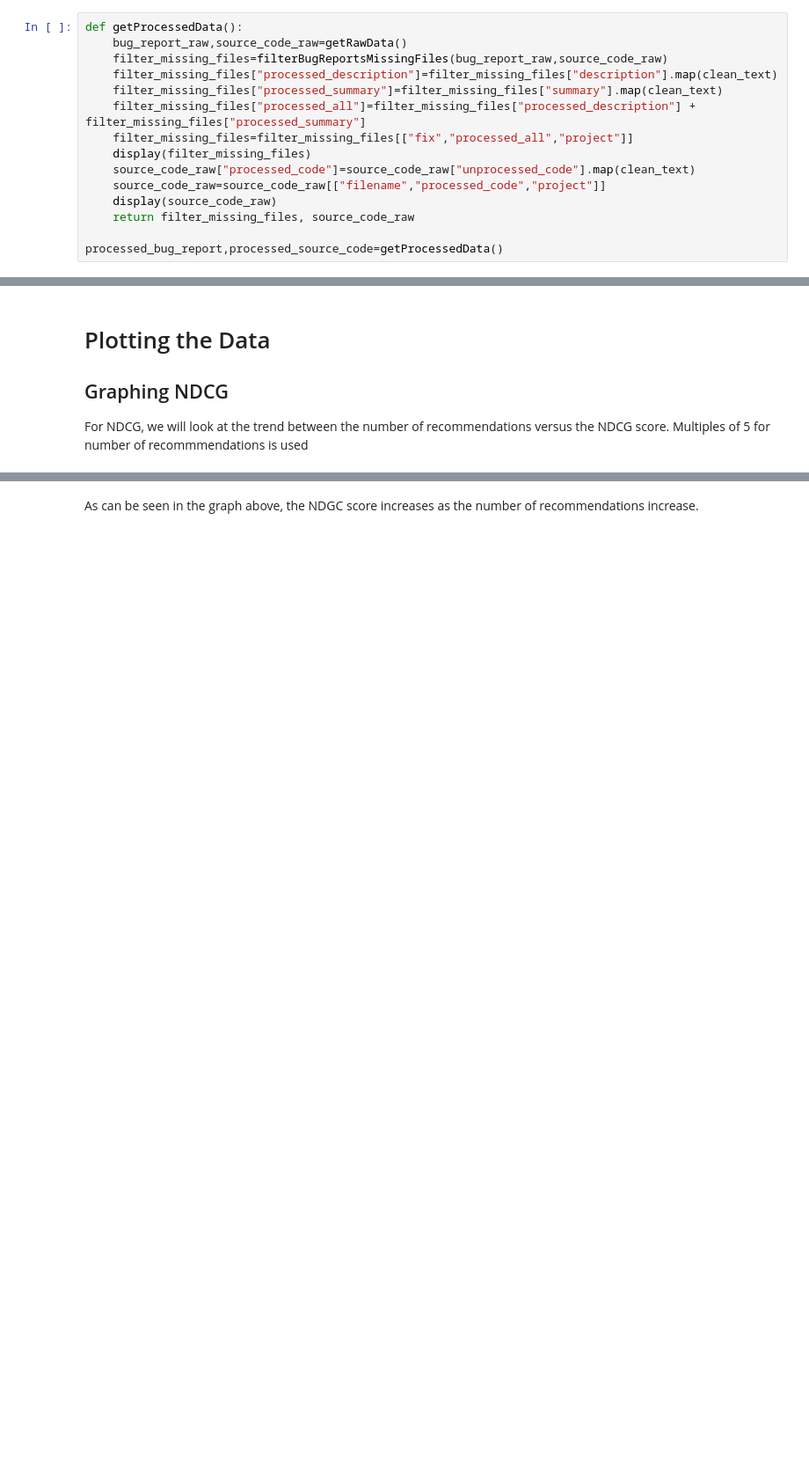
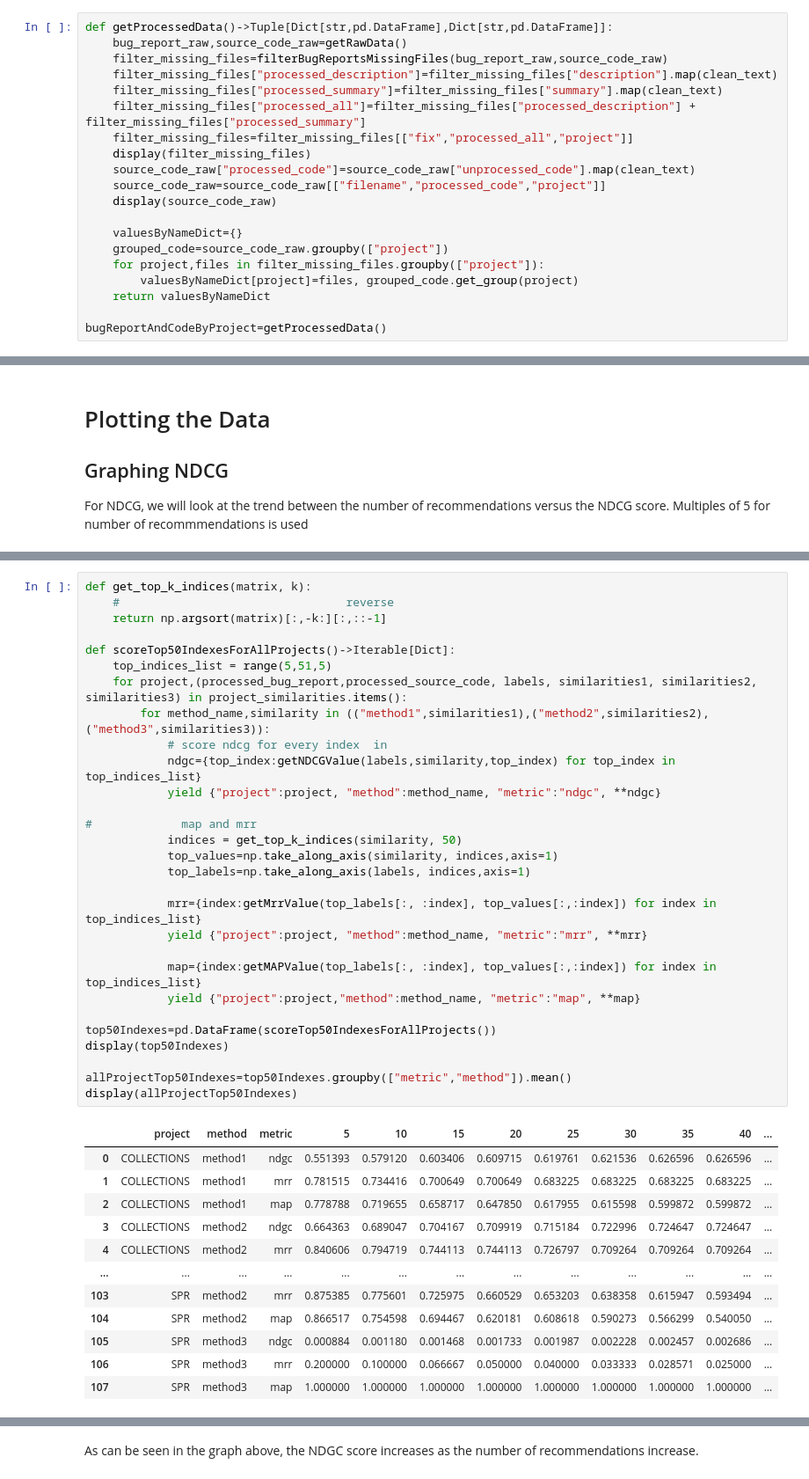
Before and after one commit to YeshaP/ENSF544_Proj2, a Jupyter notebook: Project2-1.ipynb, the cells around one changed output, grey strips where cells are left out. Shown at 88% size. Drawn from its saved outputs; the diff is of its cells as text; blank space fills up the shorter version.

Commit message:
finished method2, and made it evaluate per individual project

```diff
--- a/Project2-1.ipynb
+++ b/Project2-1.ipynb
@@ -91,7 +91,7 @@ def clean_text(text):
 # %% [markdown]
 The first two tables show the original dataset, while the next two show the newly processed dataset.
 # %%
-def getProcessedData():
+def getProcessedData()->Tuple[Dict[str,pd.DataFrame],Dict[str,pd.DataFrame]]:
     bug_report_raw,source_code_raw=getRawData()
     filter_missing_files=filterBugReportsMissingFiles(bug_report_raw,source_code_raw)
     filter_missing_files["processed_description"]=filter_missing_files["description"].map(clean_text)
@@ -102,9 +102,14 @@ def getProcessedData():
     source_code_raw["processed_code"]=source_code_raw["unprocessed_code"].map(clean_text)
     source_code_raw=source_code_raw[["filename","processed_code","project"]]
     display(source_code_raw)
-    return filter_missing_files, source_code_raw
 
-processed_bug_report,processed_source_code=getProcessedData()
+    valuesByNameDict={}
+    grouped_code=source_code_raw.groupby(["project"])
+    for project,files in filter_missing_files.groupby(["project"]):
+        valuesByNameDict[project]=files, grouped_code.get_group(project)
+    return valuesByNameDict
+
+bugReportAndCodeByProject=getProcessedData()
 # %% [output]
 |  | id | fix | text | fixdate | summary | description | project | average_precision |
 | 0 | 217 | [org.apache.commons.collections.m... | NaN | 2006-07-18 22:02:11 | Flat3Map.Entry.setValue() overwri... | Flat3Map&amp;apos;s Entry objects... | COLLECTIONS | 0.0 |
@@ -438,0 +431,42 @@ ndcg_score_df
+# %%
+def get_top_k_indices(matrix, k):
+    #                                 reverse
+    return np.argsort(matrix)[:,-k:][:,::-1]
+
+def scoreTop50IndexesForAllProjects()->Iterable[Dict]:
+    top_indices_list = range(5,51,5)
+    for project,(processed_bug_report,processed_source_code, labels, similarities1, similarities2, similarities3) in project_similarities.items():
+        for method_name,similarity in (("method1",similarities1),("method2",similarities2),("method3",similarities3)):
+            # score ndcg for every index  in
+            ndgc={top_index:getNDCGValue(labels,similarity,top_index) for top_index in top_indices_list}
+            yield {"project":project, "method":method_name, "metric":"ndgc", **ndgc}
+
+#             map and mrr
+            indices = get_top_k_indices(similarity, 50)
+            top_values=np.take_along_axis(similarity, indices,axis=1)
+            top_labels=np.take_along_axis(labels, indices,axis=1)
+
+            mrr={index:getMrrValue(top_labels[:, :index], top_values[:,:index]) for index in top_indices_list}
+            yield {"project":project, "method":method_name, "metric":"mrr", **mrr}
+
+            map={index:getMAPValue(top_labels[:, :index], top_values[:,:index]) for index in top_indices_list}
+            yield {"project":project,"method":method_name, "metric":"map", **map}
+
+top50Indexes=pd.DataFrame(scoreTop50IndexesForAllProjects())
+display(top50Indexes)
+
+allProjectTop50Indexes=top50Indexes.groupby(["metric","method"]).mean()
+display(allProjectTop50Indexes)
+# %% [output]
+|  | project | method | metric | 5 | 10 | 15 | 20 | 25 | 30 | 35 | 40 | ... |
+| 0 | COLLECTIONS | method1 | ndgc | 0.551393 | 0.579120 | 0.603406 | 0.609715 | 0.619761 | 0.621536 | 0.626596 | 0.626596 | ... |
+| 1 | COLLECTIONS | method1 | mrr | 0.781515 | 0.734416 | 0.700649 | 0.700649 | 0.683225 | 0.683225 | 0.683225 | 0.683225 | ... |
+| 2 | COLLECTIONS | method1 | map | 0.778788 | 0.719655 | 0.658717 | 0.647850 | 0.617955 | 0.615598 | 0.599872 | 0.599872 | ... |
+| 3 | COLLECTIONS | method2 | ndgc | 0.664363 | 0.689047 | 0.704167 | 0.709919 | 0.715184 | 0.722996 | 0.724647 | 0.724647 | ... |
+| 4 | COLLECTIONS | method2 | mrr | 0.840606 | 0.794719 | 0.744113 | 0.744113 | 0.726797 | 0.709264 | 0.709264 | 0.709264 | ... |
+| ... | ... | ... | ... | ... | ... | ... | ... | ... | ... | ... | ... | ... |
+| 103 | SPR | method2 | mrr | 0.875385 | 0.775601 | 0.725975 | 0.660529 | 0.653203 | 0.638358 | 0.615947 | 0.593494 | ... |
+| 104 | SPR | method2 | map | 0.866517 | 0.754598 | 0.694467 | 0.620181 | 0.608618 | 0.590273 | 0.566299 | 0.540050 | ... |
+| 105 | SPR | method3 | ndgc | 0.000884 | 0.001180 | 0.001468 | 0.001733 | 0.001987 | 0.002228 | 0.002457 | 0.002686 | ... |
+| 106 | SPR | method3 | mrr | 0.200000 | 0.100000 | 0.066667 | 0.050000 | 0.040000 | 0.033333 | 0.028571 | 0.025000 | ... |
+| 107 | SPR | method3 | map | 1.000000 | 1.000000 | 1.000000 | 1.000000 | 1.000000 | 1.000000 | 1.000000 | 1.000000 | ... |
```
Also changed, not shown: parts of 14 cells of this notebook.
